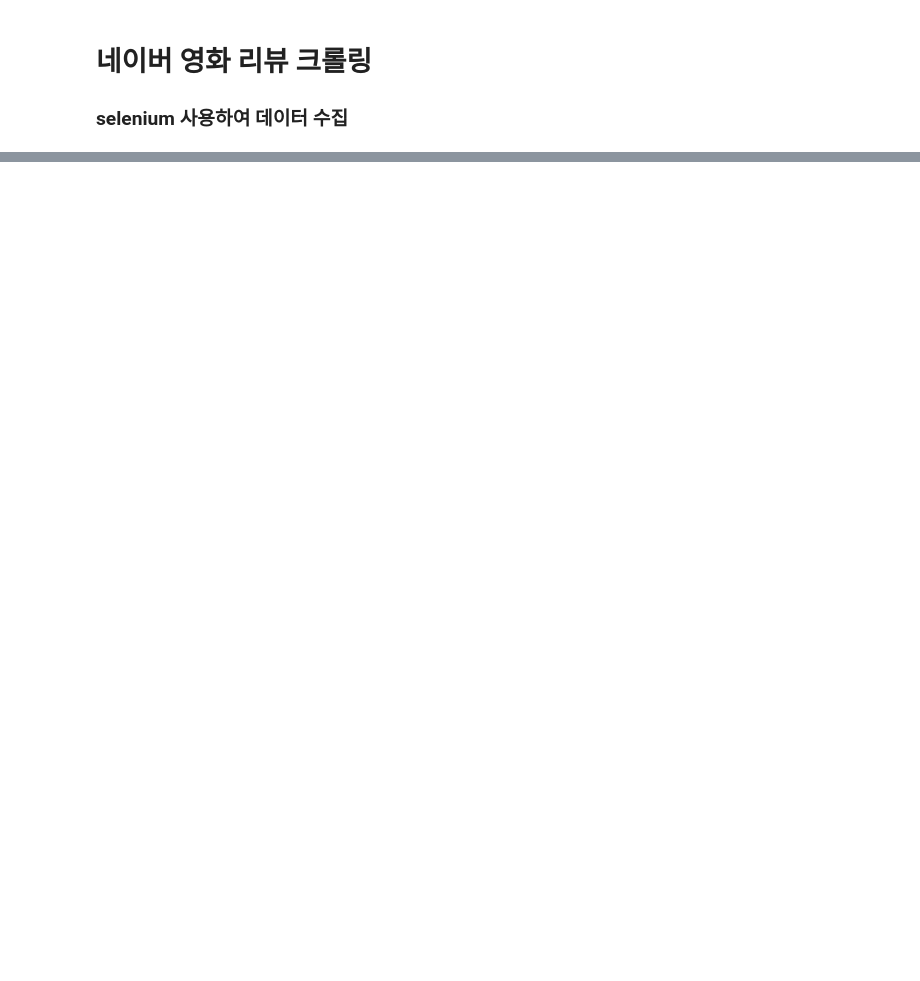
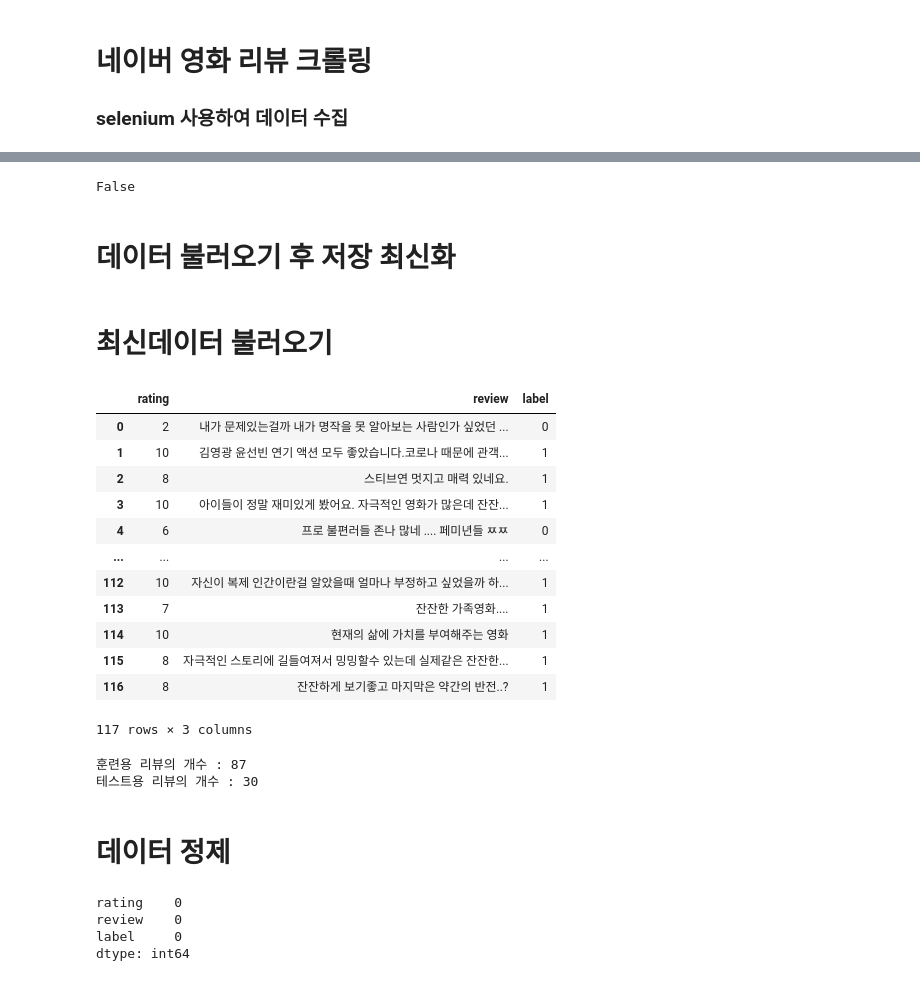
Before and after one commit to zippyfile/ReviewLearning, a Jupyter notebook: ReviewTest.ipynb, the cells around one changed output, grey strips where cells are left out. Cells and saved outputs as stored; diff of their text form; code cells hidden in the pictures; blank space fills up the shorter version.

```diff
--- a/ReviewTest.ipynb
+++ b/ReviewTest.ipynb
@@ -90,0 +132,7 @@ Name: rating, dtype: int64
+# %%
+# null값 유무 확인
+print(review_df.isnull().values.any())
+# %% [output]
+False
+# %% [markdown]
+# 데이터 불러오기 후 저장 최신화
@@ -90,0 +151,41 @@ Name: rating, dtype: int64
+# %% [markdown]
+# 최신데이터 불러오기
+# %%
+df = pd.read_csv('naverMovieReview.csv',header=None,encoding='euc-kr')
+df = df.rename(columns={0:'rating',1:'review',2:'label'})
+# %%
+df
+# %% [output]
+|  | rating | review | label |
+| 0 | 2 | 내가 문제있는걸까 내가 명작을 못 알아보는 사람인가 싶었던 ... | 0 |
+| 1 | 10 | 김영광 윤선빈 연기 액션 모두 좋았습니다.코로나 때문에 관객... | 1 |
+| 2 | 8 | 스티브연 멋지고 매력 있네요. | 1 |
+| 3 | 10 | 아이들이 정말 재미있게 봤어요. 자극적인 영화가 많은데 잔잔... | 1 |
+| 4 | 6 | 프로 불편러들 존나 많네 .... 페미년들 ㅉㅉ | 0 |
+| ... | ... | ... | ... |
+| 112 | 10 | 자신이 복제 인간이란걸 알았을때 얼마나 부정하고 싶었을까 하... | 1 |
+| 113 | 7 | 잔잔한 가족영화.... | 1 |
+| 114 | 10 | 현재의 삶에 가치를 부여해주는 영화 | 1 |
+| 115 | 8 | 자극적인 스토리에 길들여져서 밍밍할수 있는데 실제같은 잔잔한... | 1 |
+| 116 | 8 | 잔잔하게 보기좋고 마지막은 약간의 반전..? | 1 |
+117 rows × 3 columns
+# %%
+# 훈련 데이터, 테스트 데이터 분리
+train_data, test_data = train_test_split(df, test_size = 0.25, random_state = 42)
+print('훈련용 리뷰의 개수 :', len(train_data))
+print('테스트용 리뷰의 개수 :', len(test_data))
+# %% [output]
+훈련용 리뷰의 개수 : 87
+테스트용 리뷰의 개수 : 30
+# %% [markdown]
+# 데이터 정제
+# %%
+# 훈련 데이터 정제하기
+# 한글과 공백을 제외하고 모두 제거
+train_data['review'] = train_data['review'].replace('[^ㄱ-ㅎ|ㅏ-ㅣ|가-힣]','',regex=True)
+print(train_data.isnull().sum())
+# %% [output]
+rating    0
+review    0
+label     0
+dtype: int64
```
Also changed, not shown: parts of 25 cells of this notebook, 1 other file.
